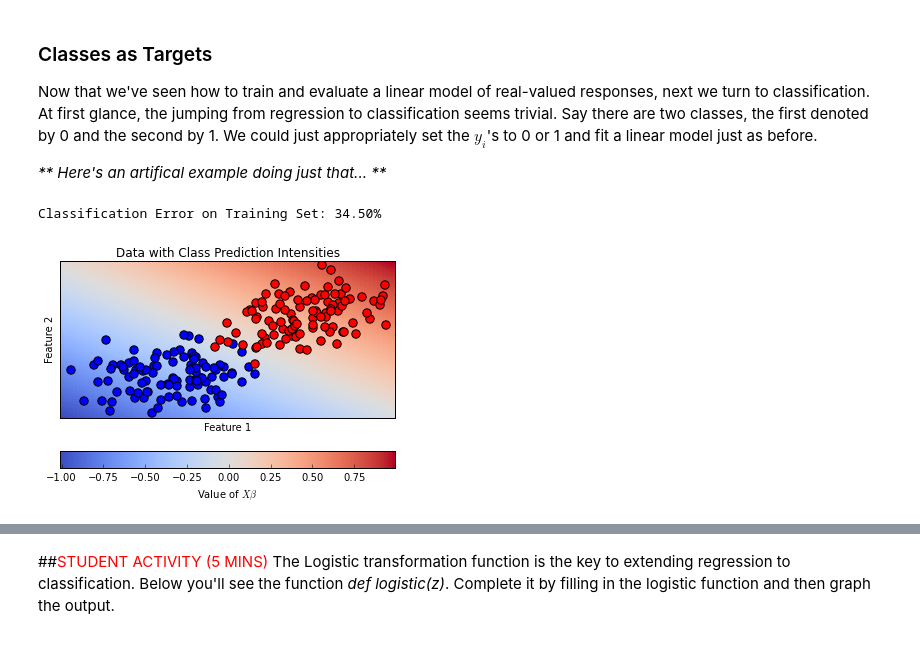
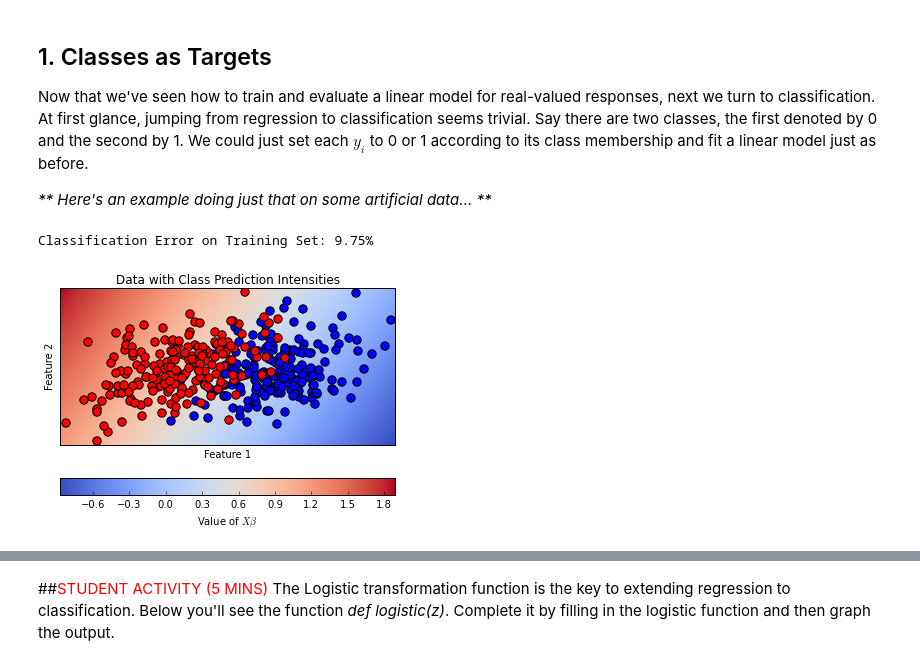
Before and after one commit to UCIDataScienceInitiative/PredictiveModeling_withPython, a Jupyter notebook: Session 3 - Classification.ipynb, the cells around one changed output, grey strips where cells are left out. Drawn from its saved outputs; the diff is of its cells as text; code cells hidden in the pictures.

```diff
--- a/Session 3 - Classification.ipynb
+++ b/Session 3 - Classification.ipynb
@@ -20,12 +43,12 @@ def plot_classification_data(data1, data2, beta, logistic_flag=False):
     x_min, x_max = features[:, 0].min() - .5, features[:, 0].max() + .5
     y_min, y_max = features[:, 1].min() - .5, features[:, 1].max() + .5
     xx, yy = np.meshgrid(np.arange(x_min, x_max, grid_size), np.arange(y_min, y_max, grid_size))
-    # colors the grid based on predictions for that space
+    # color the grid based on the predictions
     if logistic_flag:
-        Z = logistic(np.dot(np.c_[xx.ravel(), yy.ravel()], beta))
+        Z = logistic(np.dot(np.c_[xx.ravel(), yy.ravel(), np.ones(xx.ravel().shape[0])], beta))
         colorbar_label=r"Value of f($X \beta)$"
     else:
-        Z = np.dot(np.c_[xx.ravel(), yy.ravel()], beta)
+        Z = np.dot(np.c_[xx.ravel(), yy.ravel(), np.ones(xx.ravel().shape[0])], beta)
         colorbar_label=r"Value of $X \beta$"
     Z = Z.reshape(xx.shape)
     background_img = plt.pcolormesh(xx, yy, Z, cmap=plt.cm.coolwarm)
@@ -44,7 +67,7 @@ def plot_classification_data(data1, data2, beta, logistic_flag=False):
     plt.yticks(())
     plt.show()
 
-# Another messy looking function to make pretty plots
+# Another messy looking function to make pretty plots of basketball courts
 def visualize_court(log_reg_model, court_image = './data/nba_experiment/nba_court.jpg'):
     two_class_cmap = ListedColormap(['#FFAAAA', '#AAFFAA']) # light red for miss, light green for make
     x_min, x_max = 0, 50 #width (feet) of NBA court
@@ -84,52 +88,59 @@ def visualize_court(log_reg_model, court_image = './data/nba_experiment/nba_cour
 # %% [markdown]
-### Classes as Targets
+## 1.  Classes as Targets
 
-Now that we've seen how to train and evaluate a linear model of real-valued responses, next we turn to classification.  At first glance, the jumping from regression to classification seems trivial.  Say there are two classes, the first denoted by 0 and the second by 1.  We could just appropriately set the $y_{i}$'s to 0 or 1 and fit a linear model just as before.
+Now that we've seen how to train and evaluate a linear model for real-valued responses, next we turn to classification.  At first glance, jumping from regression to classification seems trivial.  Say there are two classes, the first denoted by 0 and the second by 1.  We could just set each $y_{i}$ to 0 or 1 according to its class membership and fit a linear model just as before.
 
-_** Here's an artifical example doing just that... **_
+_** Here's an example doing just that on some artificial data... **_
 # %%
-# shuffle the data and labels
+### function for shuffling the data and labels
 def shuffle_in_unison(a, b):
     rng_state = np.random.get_state()
     np.random.shuffle(a)
     np.random.set_state(rng_state)
     np.random.shuffle(b)
 
-# calculate classification errors
+### calculate classification errors
+# return a percentage: (number misclassified)/(total number of datapoints)
 def calc_classification_error(predictions, class_labels):
     n = predictions.size
     num_of_errors = 0.
     for idx in xrange(n):
         if (predictions[idx] >= 0.5 and class_labels[idx]==0) or (predictions[idx] < 0.5 and class_labels[idx]==1):
             num_of_errors += 1
     return num_of_errors/n
 
-# create artificial data
-N = 200
+# set the random number generator for reproducability
+np.random.seed(182)
+
+#### create artificial data
+N = 400
 D = 2
-mean1 = [-3,-3]
-mean2 = [3,3]
-covariance = [[3.5,1],[1,3.5]]
-# Sample the features from a MVN
+# Sample the features from a Multivariate Normal Dist.
+mean1 = [13,5]
+mean2 = [5,5]
+covariance = [[13,5],[5,13]]
 class1_features = np.random.multivariate_normal(mean1,covariance,N/2)
 class2_features = np.random.multivariate_normal(mean2,covariance,N/2)
 features = np.vstack((class1_features, class2_features))
+# add column of ones for bias term
+features = np.hstack((features,np.ones((N,1))))
 # Set the class labels
 class1_labels = [0]*(N/2)
 class2_labels = [1]*(N/2)
 class_labels = class1_labels+class2_labels
+# shuffle the data
 shuffle_in_unison(features, class_labels)
 class_labels = np.array(class_labels)[np.newaxis].T
 
-# fit the linear model
+### fit the linear model --- OLS Solution
 beta = np.dot(np.linalg.inv(np.dot(features.T, features)),np.dot(features.T,class_labels))
 
-# compute error on training data
+### compute error on training data
 predictions = np.dot(features, beta)
 print "Classification Error on Training Set: %.2f%%" %(calc_classification_error(predictions, class_labels) * 100)
 
-# generate the plot
+### generate a plot
 plot_classification_data(class1_features, class2_features, beta)
 # %% [output]
-Classification Error on Training Set: 34.50%
+Classification Error on Training Set: 9.75%
-[figure, old version]
+[figure, new version]
```
Also changed, not shown: parts of 36 cells of this notebook.
